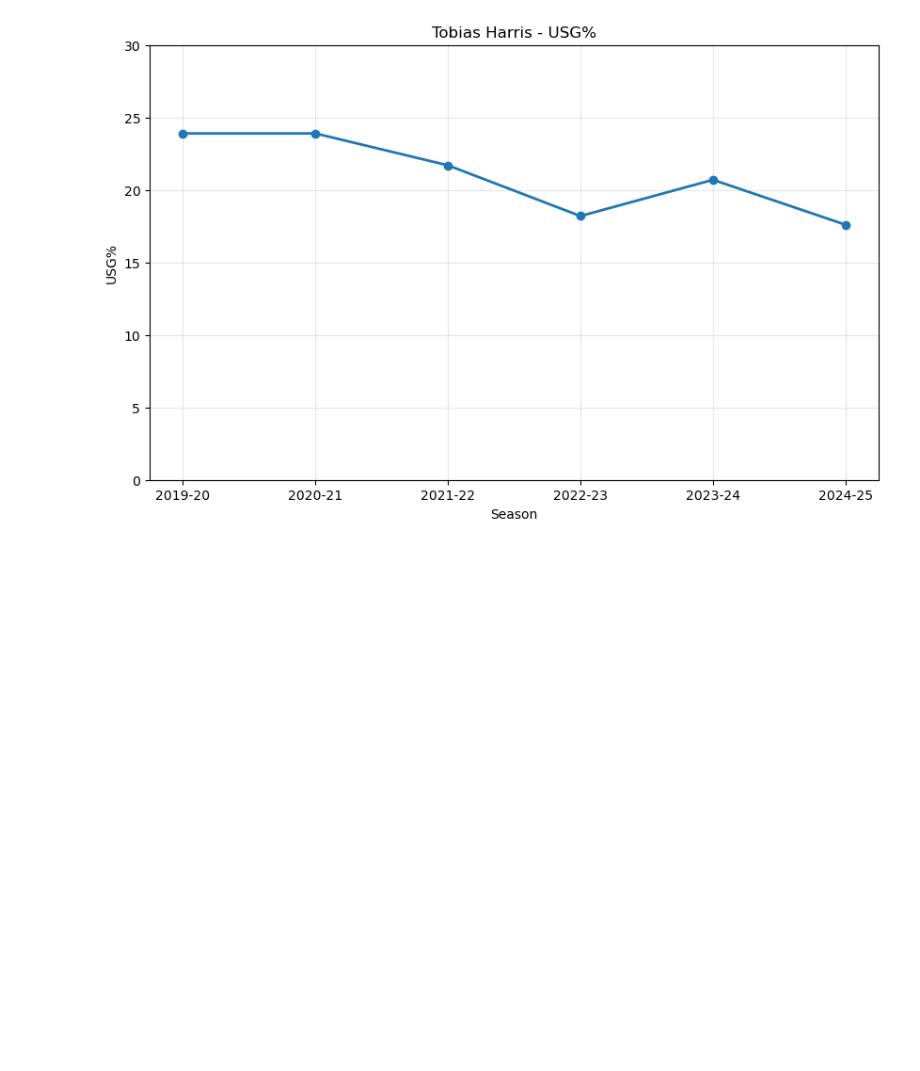
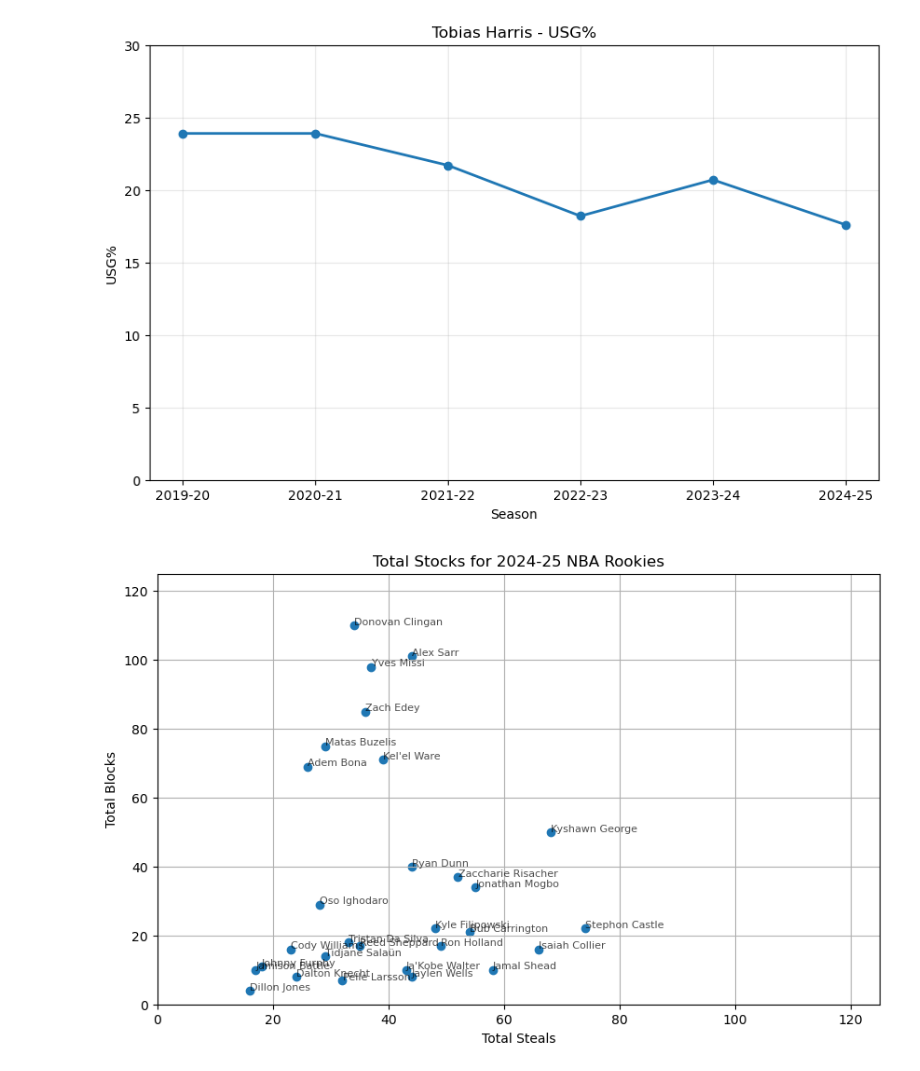
Before and after one commit to thejjserg/basketball-analytics, a Jupyter notebook: Projects/Final-Project.ipynb, the cells around one changed output. Drawn from its saved outputs; the diff is of its cells as text; code cells hidden in the pictures; blank space fills up the shorter version.

```diff
--- a/Projects/Final-Project.ipynb
+++ b/Projects/Final-Project.ipynb
@@ -464,3 +464,44 @@ plot_player_trend(
 # %% [output]
 [figure]
 [figure]
+# %%
+import matplotlib.pyplot as plt
+import pandas as pd
+import numpy as np
+import matplotlib.pyplot as plt
+
+df = pd.read_excel("NBA-2024-25-Rookies.xlsx")
+df = df[df["G"] >= 50]
+
+plt.figure(figsize=(10, 6))
+
+plt.scatter(
+    df["STL_Total"].astype(float),
+    df["BLK_Total"].astype(float)
+)
+
+x_offset = 0.05   # move right
+y_offset = 0.25   # move up
+
+# Label each point with player name
+for _, row in df.iterrows():
+    plt.text(
+        row["STL_Total"] + x_offset,
+        row["BLK_Total"] + y_offset,
+        row["Player"],
+        fontsize=8,
+        alpha=0.7
+    )
+
+plt.xlabel("Total Steals")
+plt.ylabel("Total Blocks")
+plt.title("Total Stocks for 2024-25 NBA Rookies")
+plt.grid(True)
+
+plt.xlim(0, 125)   # Typical USG% range
+plt.ylim(0, 125)   # Typical TS% range
+
+
+plt.show()
+# %% [output]
+[figure, added]
```
Also changed, not shown: parts of 1 cell of this notebook, 6 other files.
